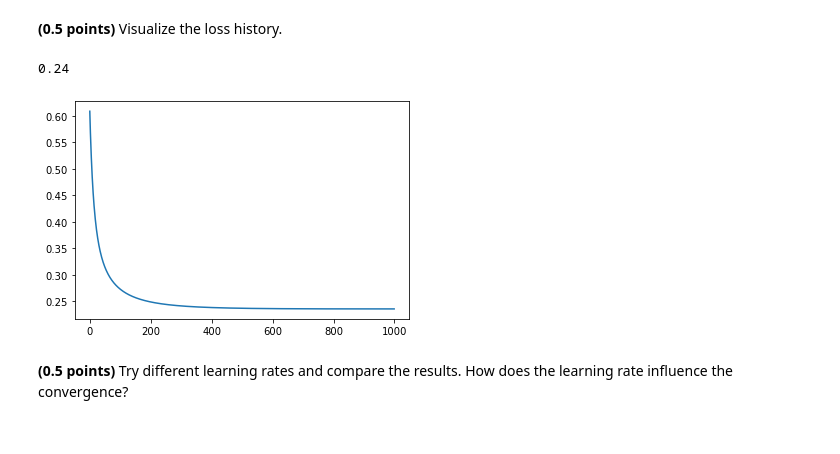
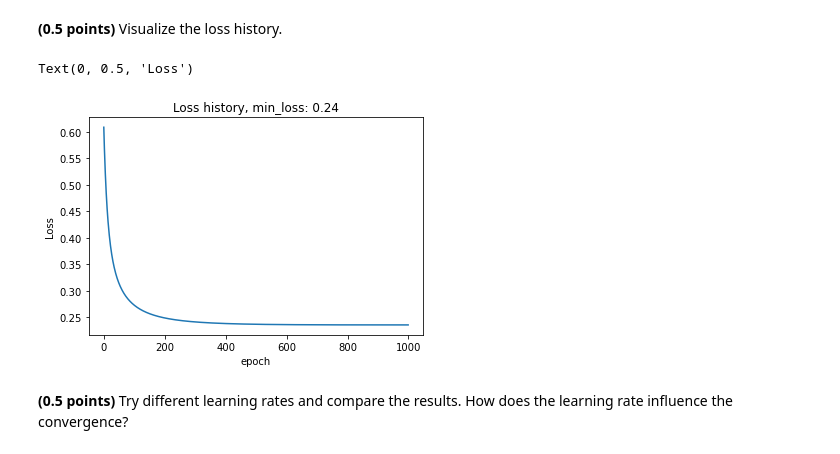
Before and after one commit to albert-bariev/rs-school-ml, a Jupyter notebook: 5_hw_classification.ipynb, the cells around one changed output. Drawn from its saved outputs; the diff is of its cells as text; code cells hidden in the pictures.

```diff
--- a/5_hw_classification.ipynb
+++ b/5_hw_classification.ipynb
@@ -129,11 +129,7 @@ class CustomLogisticRegression:
             y: numpy array of shape (n_samples,)
                 Vector containing predicted class labels.
         """
-        X_ext = np.hstack([np.ones((X.shape[0], 1)), X])
-        if hasattr(self, 'weights_'):
-            return np.where(self.get_sigmoid(X_ext, self.weights_) >= 0.5, 1, -1)
-        else:
-            raise NotFittedError("CustomLogisticRegression instance is not fitted yet")
+        return np.where(self.predict_proba(X) >= 0.5, 1, -1)
 # %%
 from sklearn import datasets
 from sklearn import metrics
@@ -202,10 +198,12 @@ assert min(train_acc, test_acc) > 0.9
 **(0.5 points)** Visualize the loss history.
 # %%
 sns.lineplot(model.epochs, model.losses)
-print(round(min(model.losses), 2))
+plt.title(f'Loss history, min_loss: {round(min(model.losses), 2)}')
+plt.xlabel('epoch')
+plt.ylabel('Loss')
 # %% [output]
-0.24
+Text(0, 0.5, 'Loss')
-[figure, old version]
+[figure, new version]
 # %% [markdown]
 **(0.5 points)** Try different learning rates and compare the results. How does the learning rate influence the convergence?
 # %%
```
Also changed, not shown: parts of 45 cells of this notebook.
